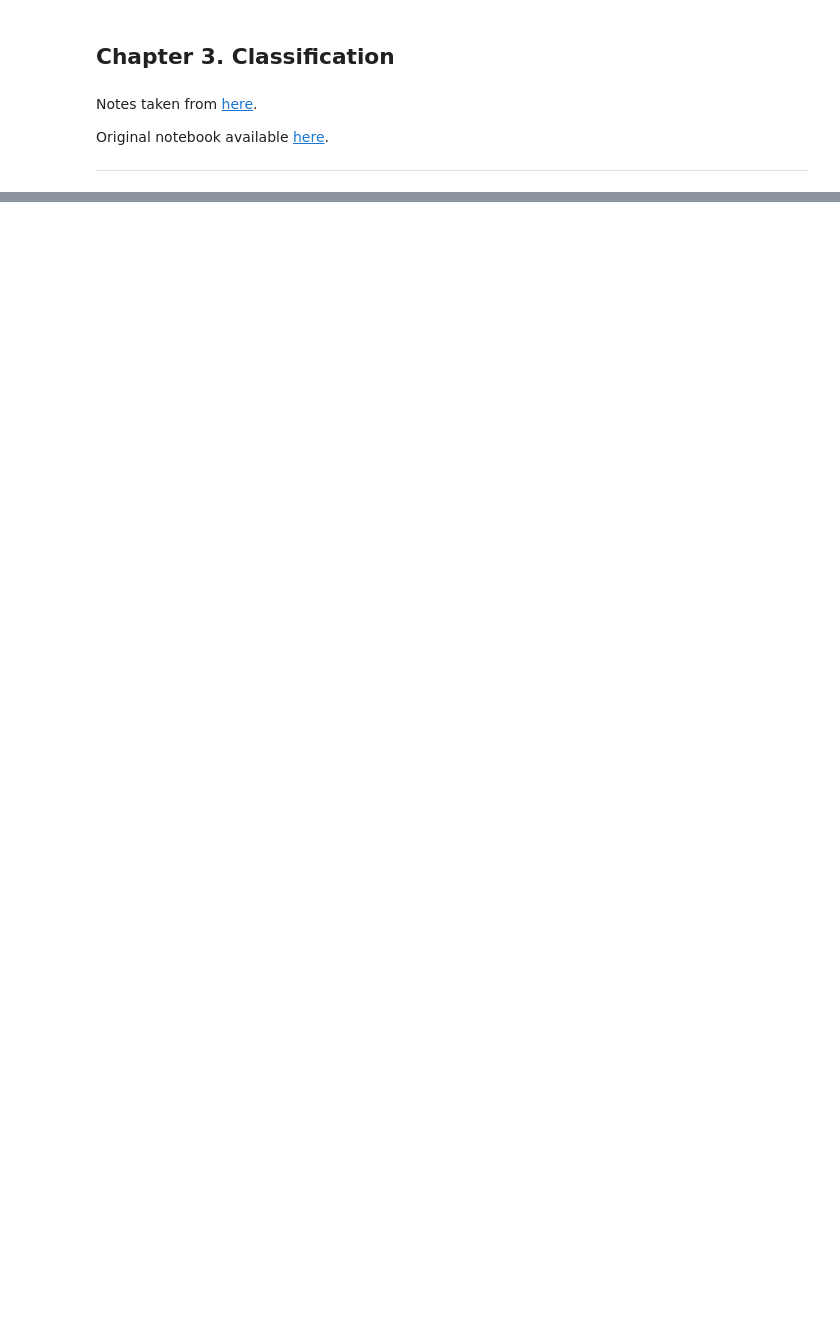
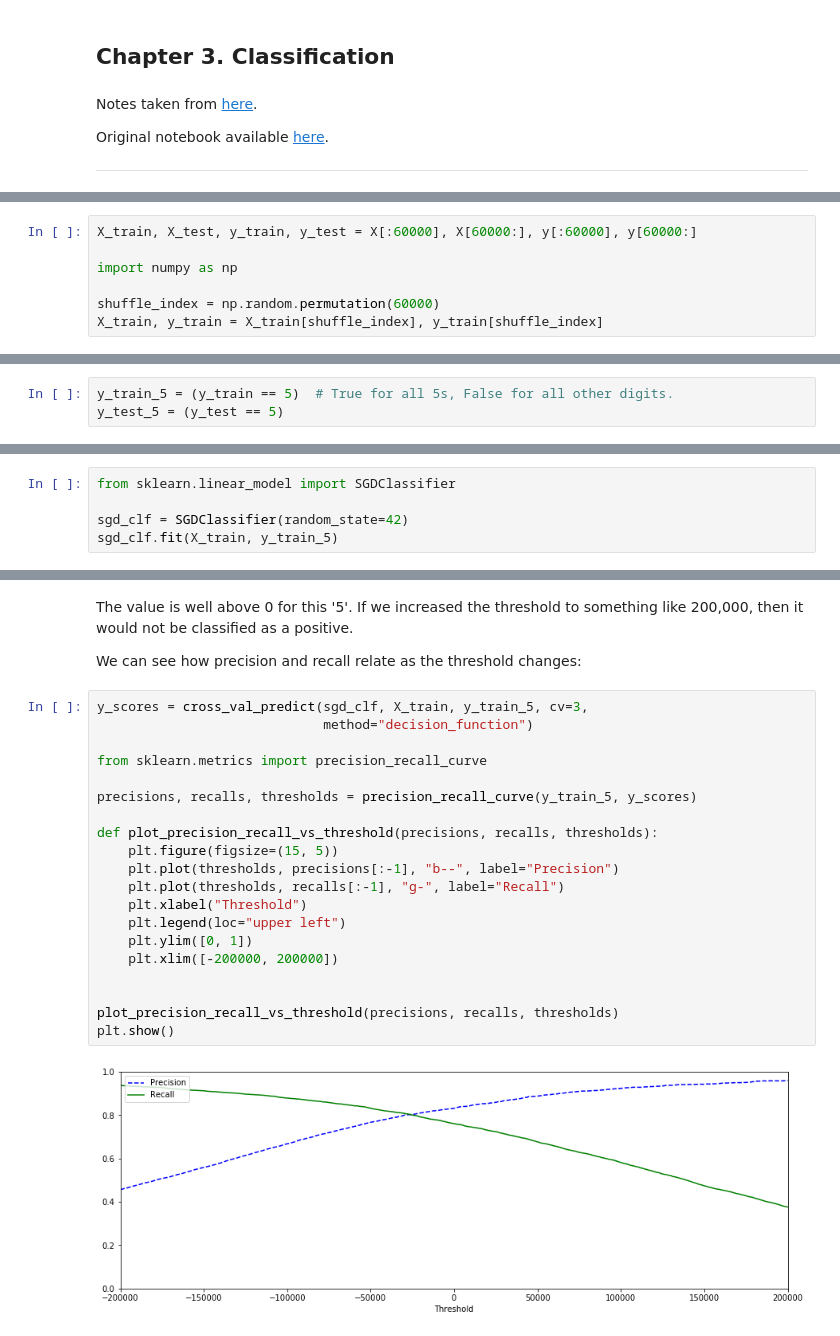
Before and after one commit to Kallin/data_sci_explore, a Jupyter notebook: work/external_tutorials/hands_on_machine_learning/chapter_3/index.ipynb, the cells around one changed output, grey strips where cells are left out. Drawn from its saved outputs; the diff is of its cells as text; blank space fills up the shorter version.

```diff
--- a/work/external_tutorials/hands_on_machine_learning/chapter_3/index.ipynb
+++ b/work/external_tutorials/hands_on_machine_learning/chapter_3/index.ipynb
@@ -31,0 +87,7 @@ mnist
+# %%
+X_train, X_test, y_train, y_test = X[:60000], X[60000:], y[:60000], y[60000:]
+
+import numpy as np
+
+shuffle_index = np.random.permutation(60000)
+X_train, y_train = X_train[shuffle_index], y_train[shuffle_index]
@@ -31,0 +98,3 @@ mnist
+# %%
+y_train_5 = (y_train == 5)  # True for all 5s, False for all other digits.
+y_test_5 = (y_test == 5)
@@ -31,0 +103,5 @@ mnist
+# %%
+from sklearn.linear_model import SGDClassifier
+
+sgd_clf = SGDClassifier(random_state=42)
+sgd_clf.fit(X_train, y_train_5)
@@ -31,0 +205,26 @@ mnist
+# %% [markdown]
+The value is well above 0 for this '5'. If we increased the threshold to something like 200,000, then it would not be classified as a positive.
+
+We can see how precision and recall relate as the threshold changes:
+# %%
+y_scores = cross_val_predict(sgd_clf, X_train, y_train_5, cv=3,
+                             method="decision_function")
+
+from sklearn.metrics import precision_recall_curve
+
+precisions, recalls, thresholds = precision_recall_curve(y_train_5, y_scores)
+
+def plot_precision_recall_vs_threshold(precisions, recalls, thresholds):
+    plt.figure(figsize=(15, 5))
+    plt.plot(thresholds, precisions[:-1], "b--", label="Precision")
+    plt.plot(thresholds, recalls[:-1], "g-", label="Recall")
+    plt.xlabel("Threshold")
+    plt.legend(loc="upper left")
+    plt.ylim([0, 1])
+    plt.xlim([-200000, 200000])
+
+
+plot_precision_recall_vs_threshold(precisions, recalls, thresholds)
+plt.show()
+# %% [output]
+[figure, added]
```
Also changed, not shown: parts of 49 cells of this notebook.
